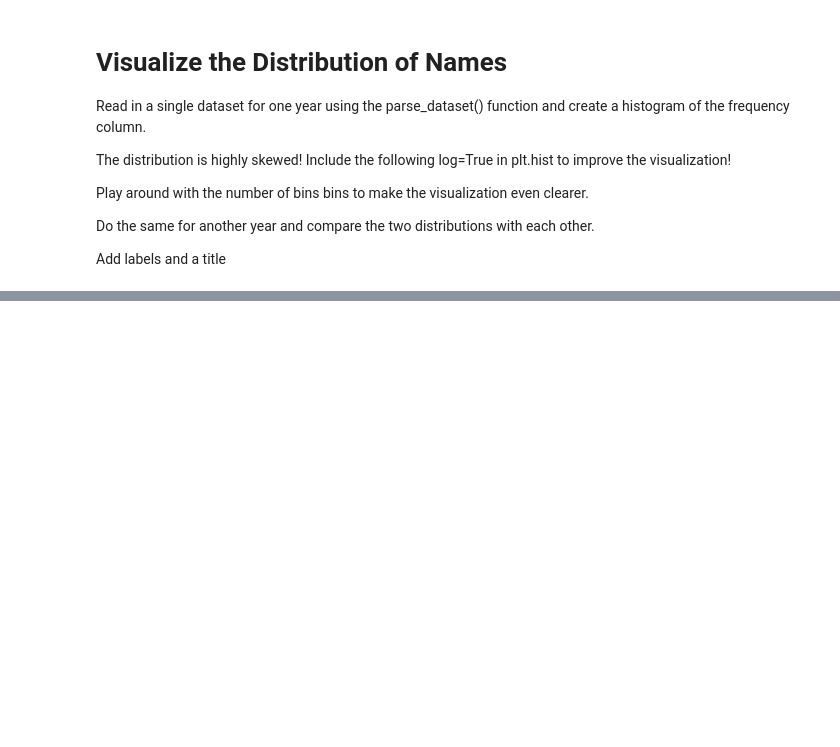
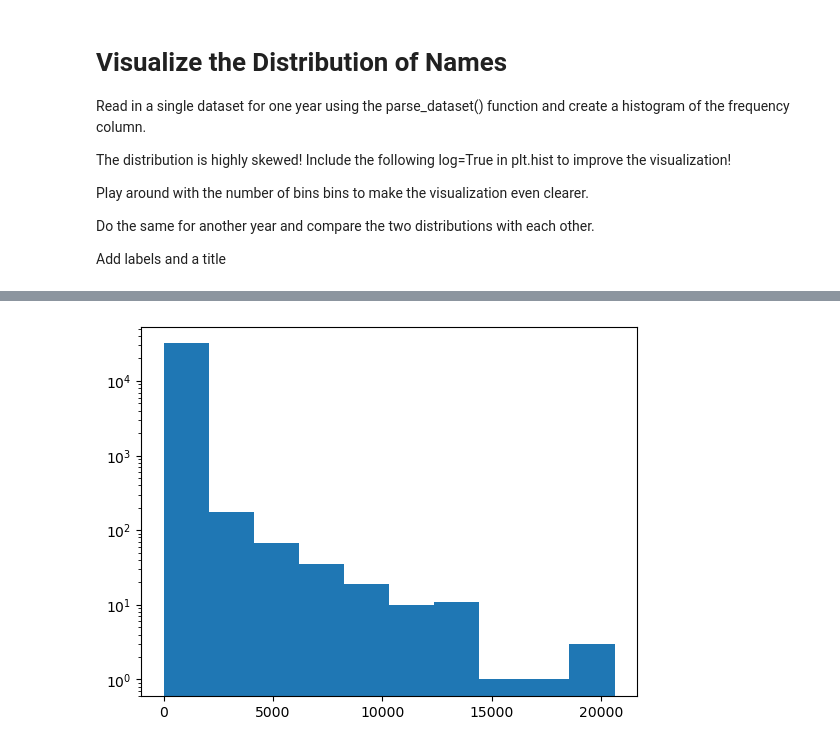
Before and after one commit to bbear2024/exercise, a Jupyter notebook: da-module-pandas/06_visualization/Exercise/02_matplotlib.ipynb, the cells around one changed output, grey strips where cells are left out. Drawn from its saved outputs; the diff is of its cells as text; code cells hidden in the pictures; blank space fills up the shorter version.

```diff
--- a/da-module-pandas/06_visualization/Exercise/02_matplotlib.ipynb
+++ b/da-module-pandas/06_visualization/Exercise/02_matplotlib.ipynb
@@ -86,0 +91,4 @@ df['frequency'].plot(kind='hist')
+# %%
+plt.hist(df_2019['frequency'], log=True);
+# %% [output]
+[figure, added]
```
Also changed, not shown: parts of 8 cells of this notebook, 2 other files.
